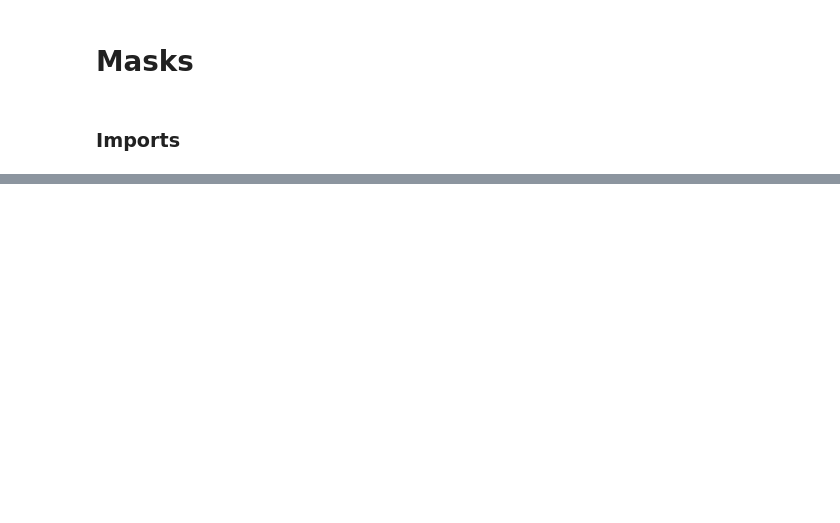
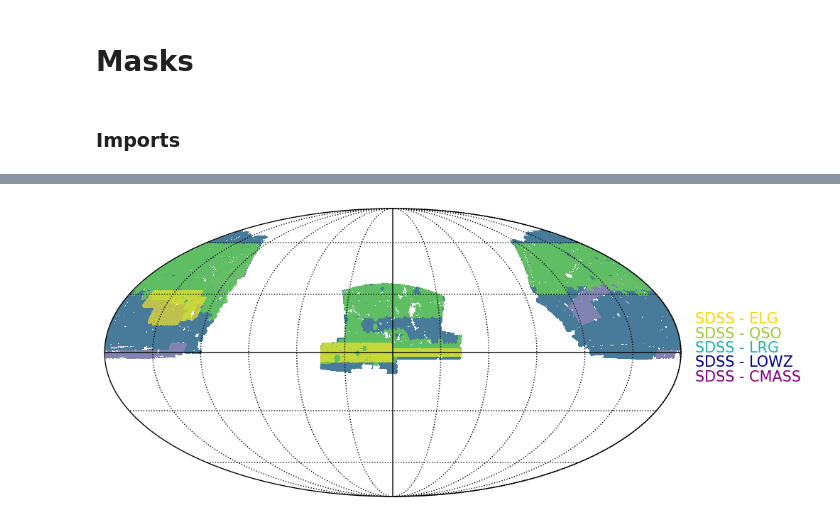
Before and after one commit to Cosmotheka/Cosmoteka_tutorials, a Jupyter notebook: tutorials/Masks.ipynb, the cells around one changed output, grey strips where cells are left out. Saved outputs shown, nothing was run; the diff lists cells and outputs as text; code cells hidden in the pictures; blank space fills up the shorter version.

```diff
--- a/tutorials/Masks.ipynb
+++ b/tutorials/Masks.ipynb
@@ -104,0 +135,7 @@ plot_mollview(masks, labels)
+# %%
+masks = [SDSS_CMASS_mask, SDSS_LOWZ_mask, SDSS_LRG_mask, SDSS_QSO_mask, SDSS_ELG_mask]
+labels = ["SDSS - CMASS", "SDSS - LOWZ", "SDSS - LRG", "SDSS - QSO",  "SDSS - ELG"]
+colors = ['purple', 'darkblue', "lightseagreen", 'yellowgreen', 'gold']
+plot_mollview(masks, labels, colors)
+# %% [output]
+[figure, added]
```
Also changed, not shown: parts of 18 cells of this notebook, 2 other files.
